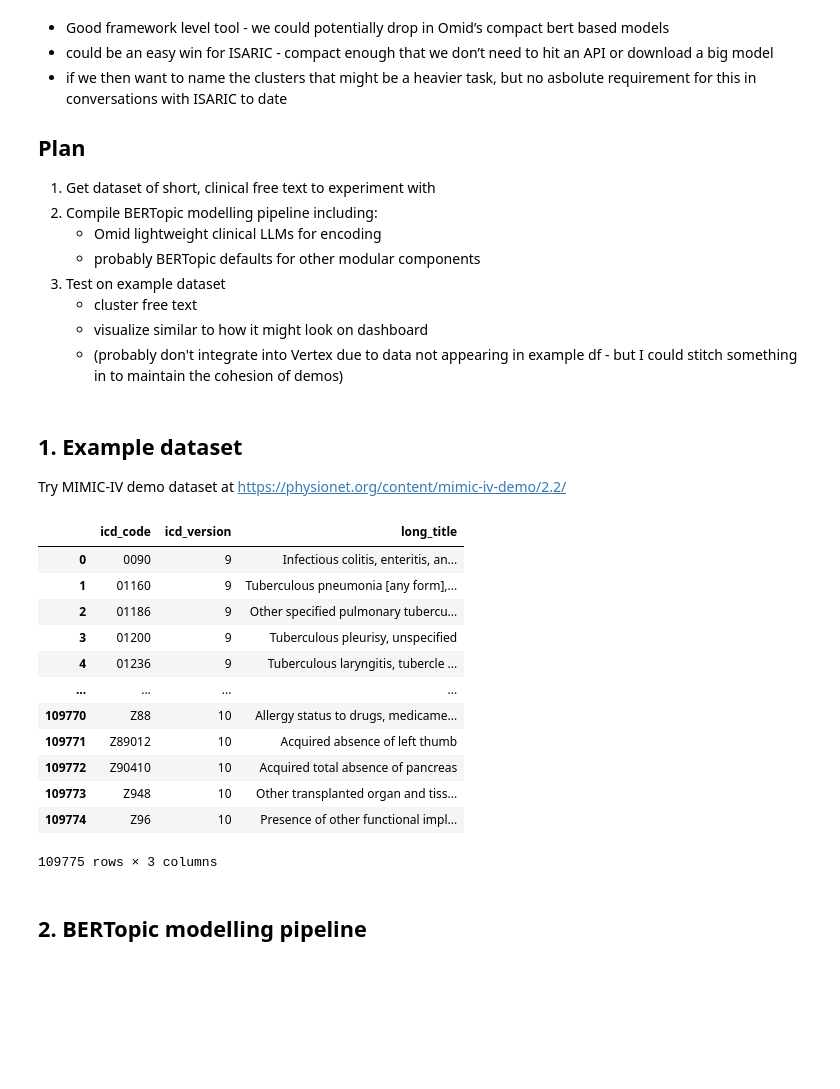
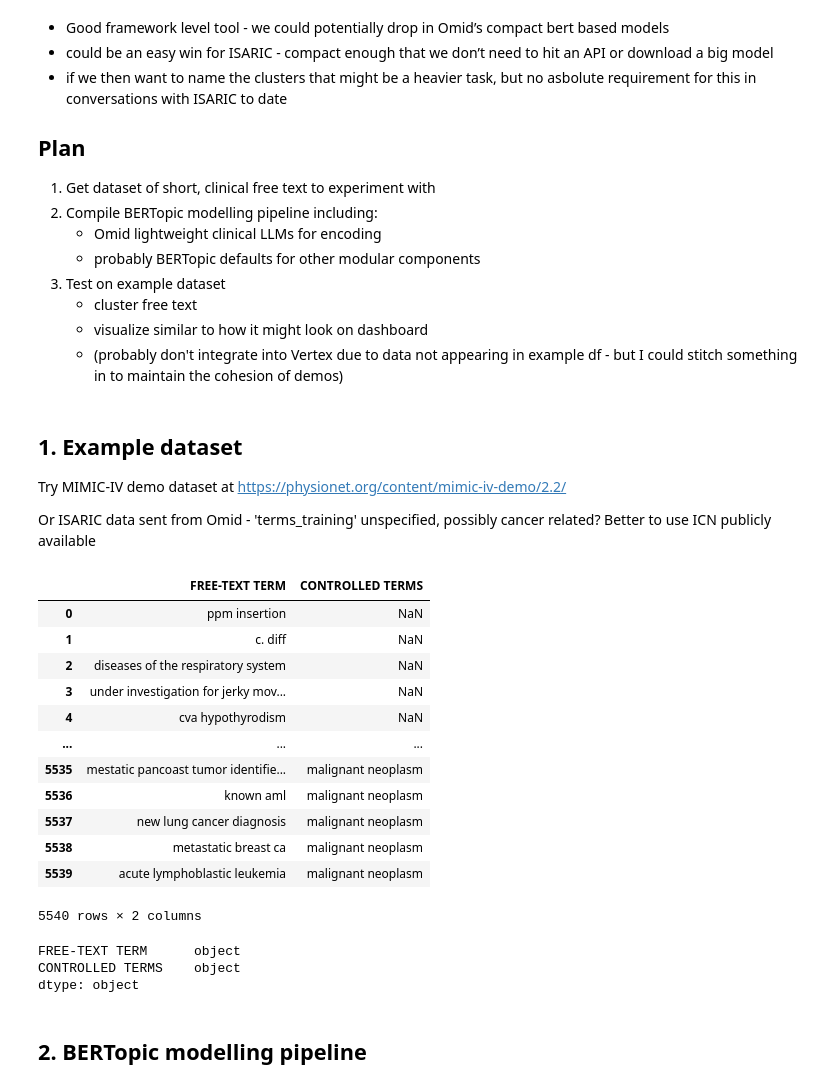
Before and after one commit to ed-phillips/VERTEX-AI, a Jupyter notebook: notebooks/CHI-31-freetext-clustering-poc.ipynb, the cells around one changed output. Drawn from its saved outputs; the diff is of its cells as text; code cells hidden in the pictures; blank space fills up the shorter version.

```diff
--- a/notebooks/CHI-31-freetext-clustering-poc.ipynb
+++ b/notebooks/CHI-31-freetext-clustering-poc.ipynb
@@ -45,4 +45,26 @@ from typing import List, Union, Dict, Tuple
 ## 1. Example dataset
 
 Try MIMIC-IV demo dataset at https://physionet.org/content/mimic-iv-demo/2.2/
+
+Or ISARIC data sent from Omid - 'terms_training' unspecified, possibly cancer related? Better to use ICN publicly available
+# %%
+# Download the ICN dataset to local from the following URL:
+# https://github.com/nlpie-research/Lightweight-Clinical-Transformers/blob/main/ICN/ISARIC%20Anonymised%20Clinical%20Terms%209AUG23.xlsx
+icn_url = "https://github.com/nlpie-research/Lightweight-Clinical-Transformers/blob/main/ICN/ISARIC%20Anonymised%20Clinical%20Terms%209AUG23.xlsx?raw=true"
+data_df = pd.read_excel(icn_url)
+data_df
+# %% [output]
+|  | FREE-TEXT TERM | CONTROLLED TERMS |
+| 0 | ppm insertion | NaN |
+| 1 | c. diff | NaN |
+| 2 | diseases of the respiratory system | NaN |
+| 3 | under investigation for jerky mov... | NaN |
+| 4 | cva hypothyrodism | NaN |
+| ... | ... | ... |
+| 5535 | mestatic pancoast tumor identifie... | malignant neoplasm |
+| 5536 | known aml | malignant neoplasm |
+| 5537 | new lung cancer diagnosis | malignant neoplasm |
+| 5538 | metastatic breast ca | malignant neoplasm |
+| 5539 | acute lymphoblastic leukemia | malignant neoplasm |
+5540 rows × 2 columns
 # %%
@@ -56,19 +81,9 @@ d_icd_diagnoses_df = pd.read_csv(os.path.join(data_dir, filepath))
-# %%
-d_icd_diagnoses_df
-# %% [output]
-|  | icd_code | icd_version | long_title |
-| 0 | 0090 | 9 | Infectious colitis, enteritis, an... |
-| 1 | 01160 | 9 | Tuberculous pneumonia [any form],... |
-| 2 | 01186 | 9 | Other specified pulmonary tubercu... |
-| 3 | 01200 | 9 | Tuberculous pleurisy, unspecified |
-| 4 | 01236 | 9 | Tuberculous laryngitis, tubercle ... |
-| ... | ... | ... | ... |
-| 109770 | Z88 | 10 | Allergy status to drugs, medicame... |
-| 109771 | Z89012 | 10 | Acquired absence of left thumb |
-| 109772 | Z90410 | 10 | Acquired total absence of pancreas |
-| 109773 | Z948 | 10 | Other transplanted organ and tiss... |
-| 109774 | Z96 | 10 | Presence of other functional impl... |
-109775 rows × 3 columns
+# %%
+data_df.dtypes
+# %% [output]
+FREE-TEXT TERM      object
+CONTROLLED TERMS    object
+dtype: object
 # %% [markdown]
 ## 2. BERTopic modelling pipeline
 # %%
```
Also changed, not shown: parts of 16 cells of this notebook.
